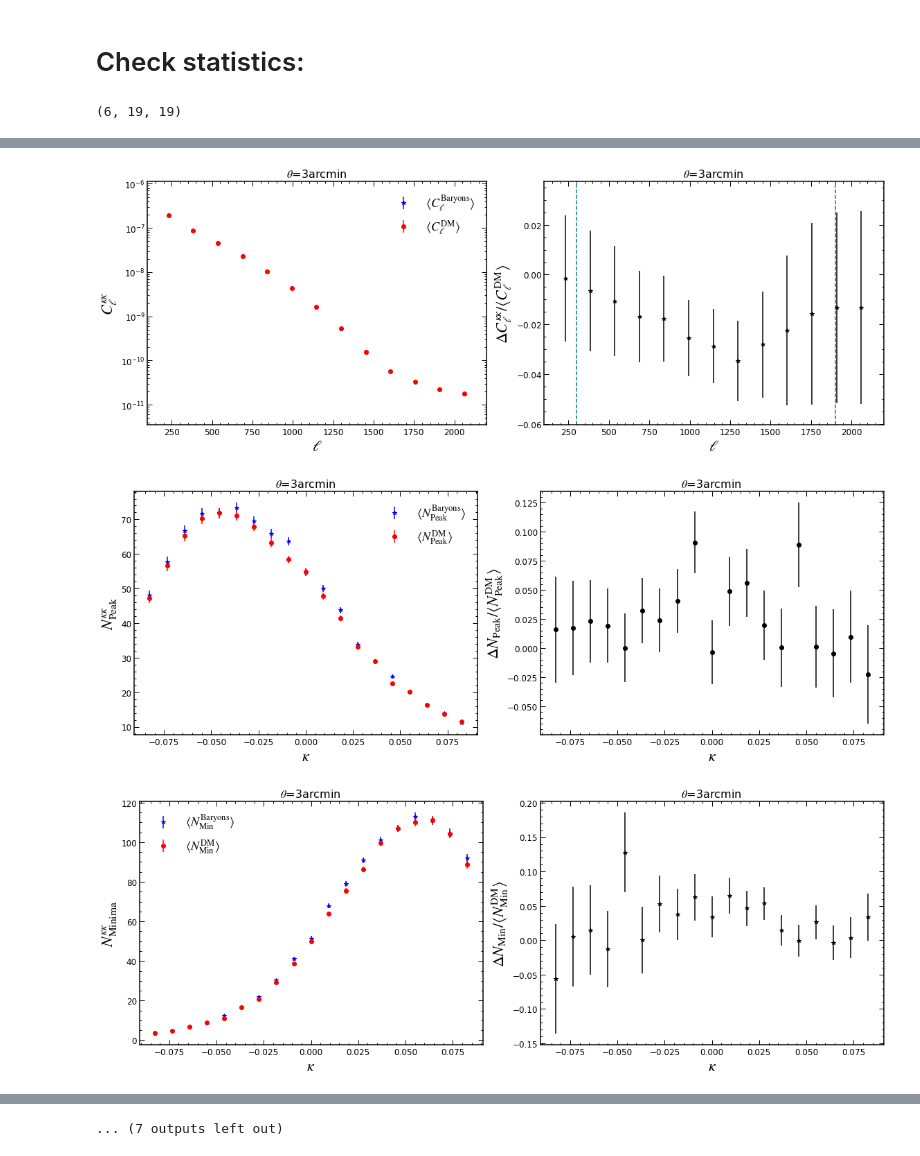
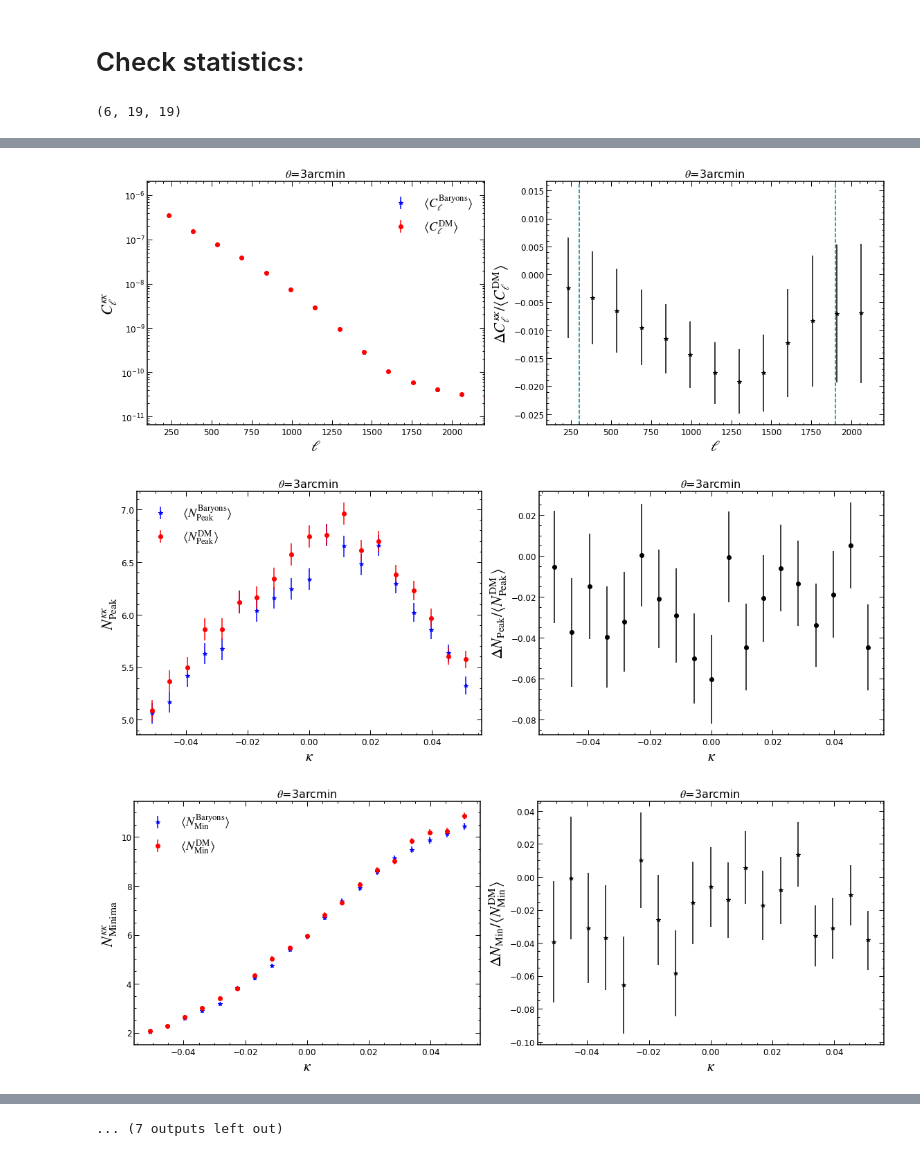
Before and after one commit to gantunesm/kappaTNG2HSC, a Jupyter notebook: notebooks/kappa_TNG_results.ipynb, the cells around one changed output, grey strips where cells are left out. Saved outputs shown, nothing was run; the diff lists cells and outputs as text; code cells hidden in the pictures.

Commit message:
notebook with the plots

```diff
--- a/notebooks/kappa_TNG_results.ipynb
+++ b/notebooks/kappa_TNG_results.ipynb
@@ -50,8 +50,9 @@ plt.savefig('/home/gabriela/Documents/Pesquisa/kappaTNG2HSC/figures/comparison_r
 # %%
 path_stats_h ='/home/gabriela/Documents/Pesquisa/NG_project/data/stats_TNG/stats_TNG_Hydro/'
 path_stats_d ='/home/gabriela/Documents/Pesquisa/NG_project/data/stats_TNG/stats_TNG_Dark/'
-zs = ['z1']#,'z2','z3','z4','singlez']
-nsims = 499
+zs = ['singlez']
+
+nsims = 1999
 for zz in range(len(zs)):
     std_m = np.load('/home/gabriela/Documents/Pesquisa/NG_project/data/mean_std_fid_mocks/mean_std_wide12hallsmoothscales_'+zs[zz]+'.npy')
 
@@ -167,3 +168,3 @@ for zz in range(len(zs)):
-[figure, old version]
+[figure, new version]
-[figure, old version]
+[figure, new version]
-[figure, old version]
+[figure, new version]
```
Also changed, not shown: parts of 1 cell of this notebook.
